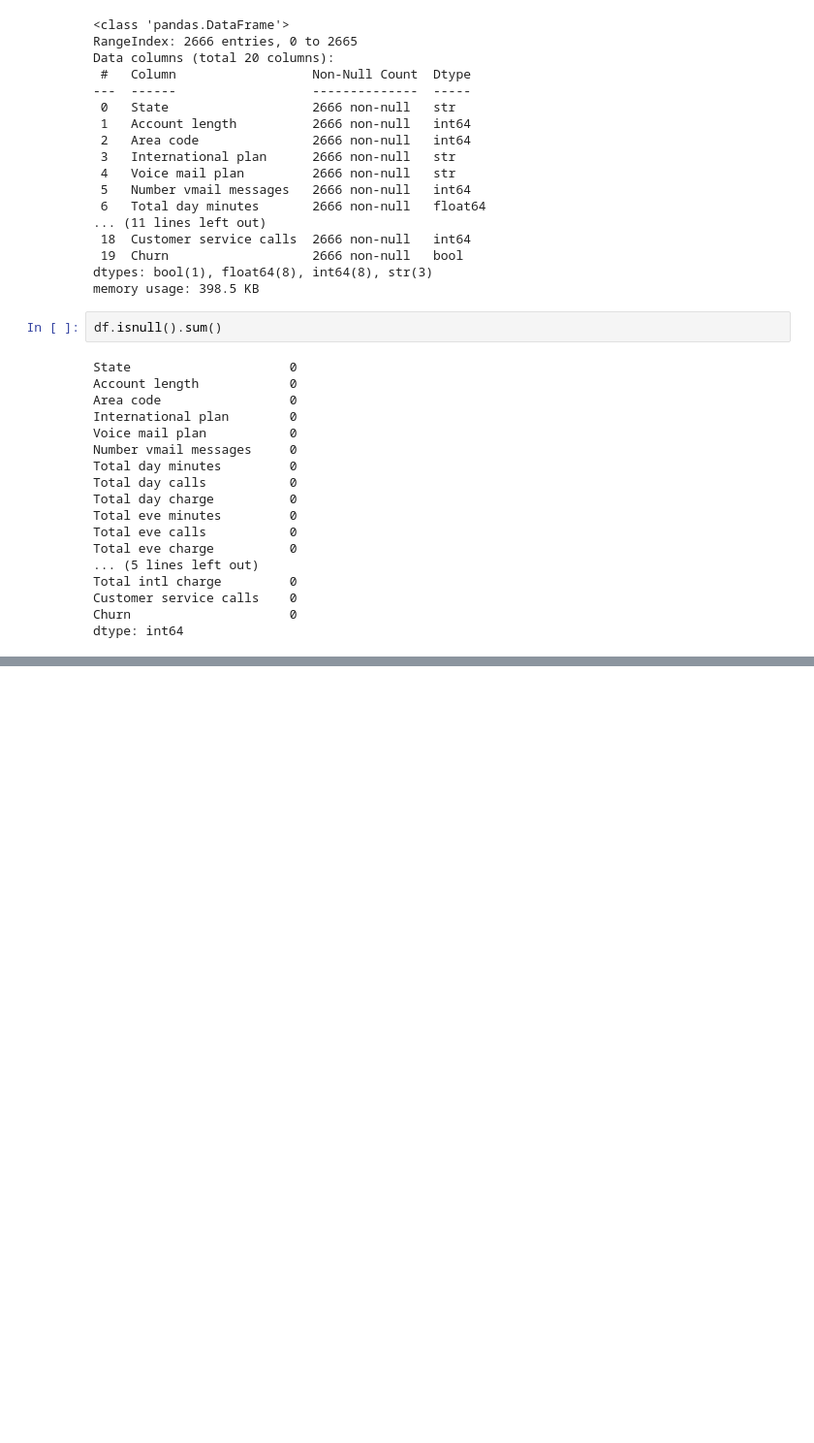
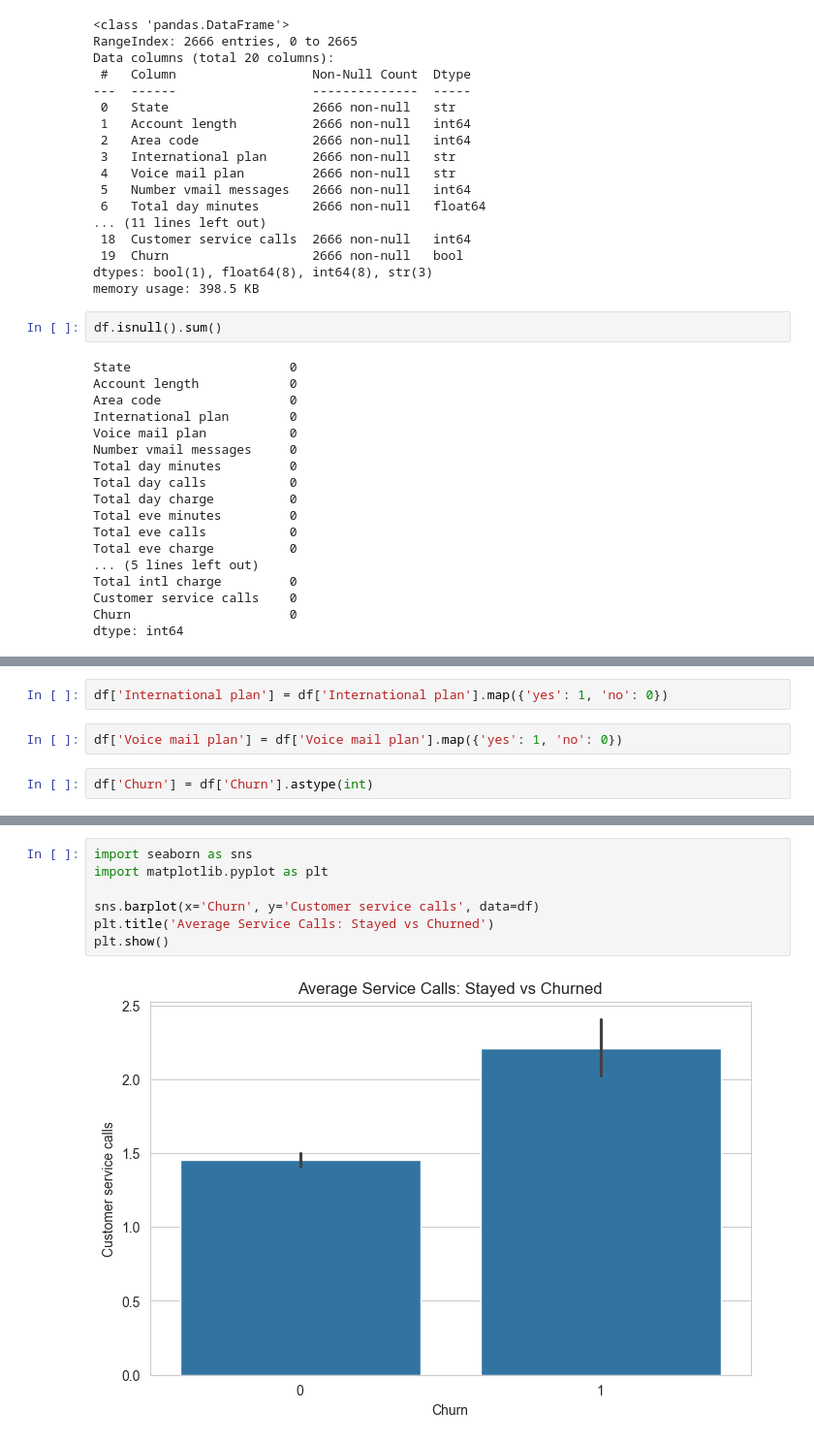
Before and after one commit to Rahul5021/telecom-customer-analytics-platform, a Jupyter notebook: notebooks/01-eda.ipynb, the cells around one changed output, grey strips where cells are left out. Shown at 97% size. Cells and saved outputs as stored; diff of their text form; blank space fills up the shorter version.

```diff
--- a/notebooks/01-eda.ipynb
+++ b/notebooks/01-eda.ipynb
@@ -63,0 +71,6 @@ dtype: int64
+# %%
+df['International plan'] = df['International plan'].map({'yes': 1, 'no': 0})
+# %%
+df['Voice mail plan'] = df['Voice mail plan'].map({'yes': 1, 'no': 0})
+# %%
+df['Churn'] = df['Churn'].astype(int)
@@ -63,0 +98,9 @@ dtype: int64
+# %%
+import seaborn as sns
+import matplotlib.pyplot as plt
+
+sns.barplot(x='Churn', y='Customer service calls', data=df)
+plt.title('Average Service Calls: Stayed vs Churned')
+plt.show()
+# %% [output]
+[figure, added]
```
Also changed, not shown: parts of 5 cells of this notebook.
